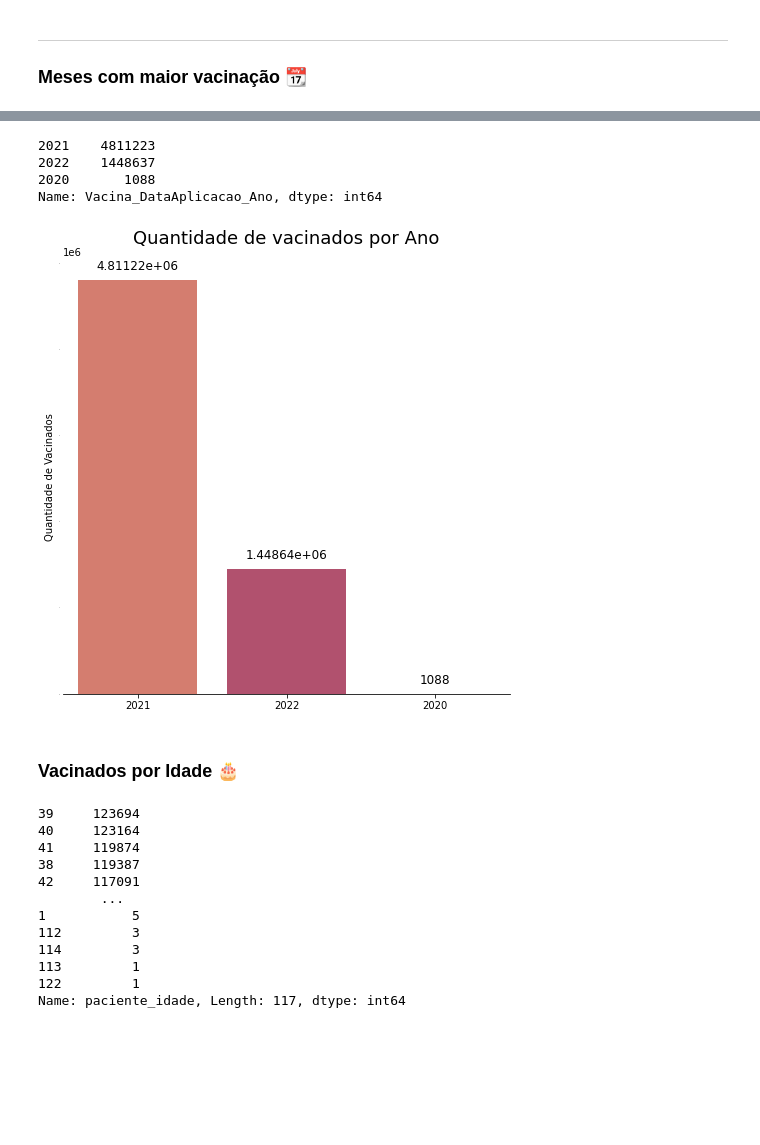
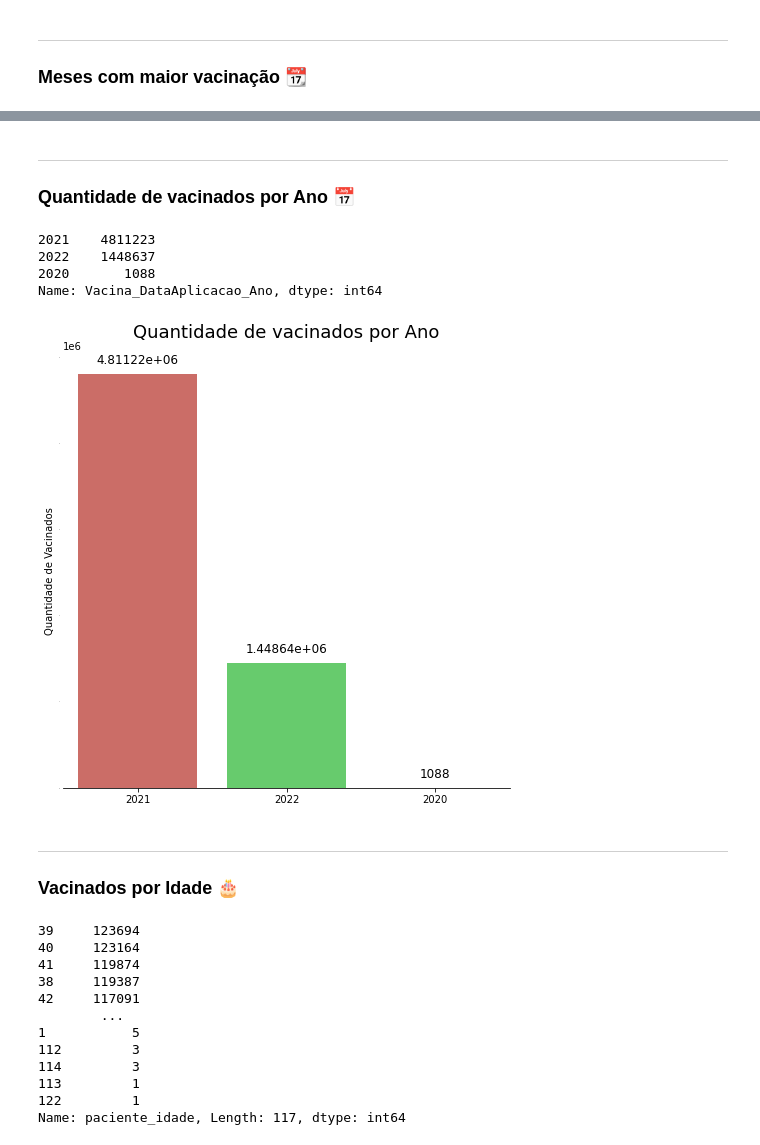
Before and after one commit to jobsrobson/Public-Databases, a Jupyter notebook: P2 - Int. Programação/AvaliacaoP2-BaseCompleta.ipynb, the cells around one changed output, grey strips where cells are left out. Saved outputs shown, nothing was run; the diff lists cells and outputs as text; code cells hidden in the pictures; blank space fills up the shorter version.

```diff
--- a/P2 - Int. Programação/AvaliacaoP2-BaseCompleta.ipynb
+++ b/P2 - Int. Programação/AvaliacaoP2-BaseCompleta.ipynb
@@ -31,2 +35,5 @@ vacinacao_DF['paciente_dataNascimento']=pd.to_datetime(vacinacao_DF['paciente_da
+# %%
+# Remove os valores nulos da coluna 'paciente_idade'
+vacinacao_DF = vacinacao_DF.dropna(subset=['paciente_idade'])
 # %%
 # Transformar a coluna 'Idade' em numérico
@@ -268,3 +362,6 @@ plt.tick_params(axis ='y', labelsize=0, length = 0) # medidas do eixo y foram su
+# %% [markdown]
+---
+### Quantidade de vacinados por Ano 📅
 # %%
 vacinacao_DF['Vacina_DataAplicacao_Ano'].value_counts()
 # %% [output]
@@ -275,17 +372,18 @@ Name: Vacina_DataAplicacao_Ano, dtype: int64
 # %%
 # Geração do gráfico de vacinados por Ano
 fig, ax = plt.subplots(figsize=(8,8))
-splot = sns.countplot(x='Vacina_DataAplicacao_Ano', order=vacinacao_DF['Vacina_DataAplicacao_Ano'].value_counts().index, data=vacinacao_DF, palette='flare')
+splot = sns.countplot(x='Vacina_DataAplicacao_Ano', order=vacinacao_DF['Vacina_DataAplicacao_Ano'].value_counts().index, data=vacinacao_DF, palette='hls')
 plt.title('Quantidade de vacinados por Ano',fontsize=18, pad=15)
 plt.ylabel('Quantidade de Vacinados')
 plt.xlabel('')
 
 sns.despine(left=True) # retirada da moldura
 ax.bar_label(splot.containers[0],size=12, padding=7) # colocando a informação no alto de cada barra
 plt.tick_params(axis ='y', labelsize=0, length = 0) # medidas do eixo y foram suprimidas
 # %% [output]
-[figure, old version]
+[figure, new version]
 # %% [markdown]
+---
 ### Vacinados por Idade 🎂
 # %%
 vacinacao_DF['paciente_idade'].value_counts()
```
Also changed, not shown: parts of 75 cells of this notebook, 2 other files.
